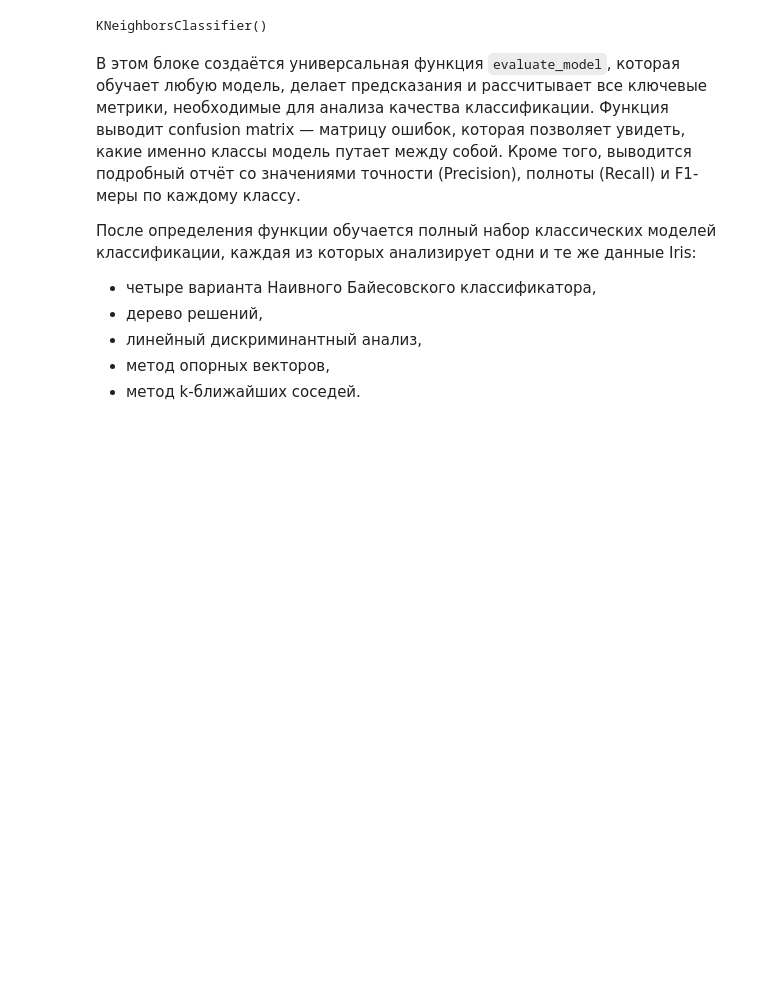
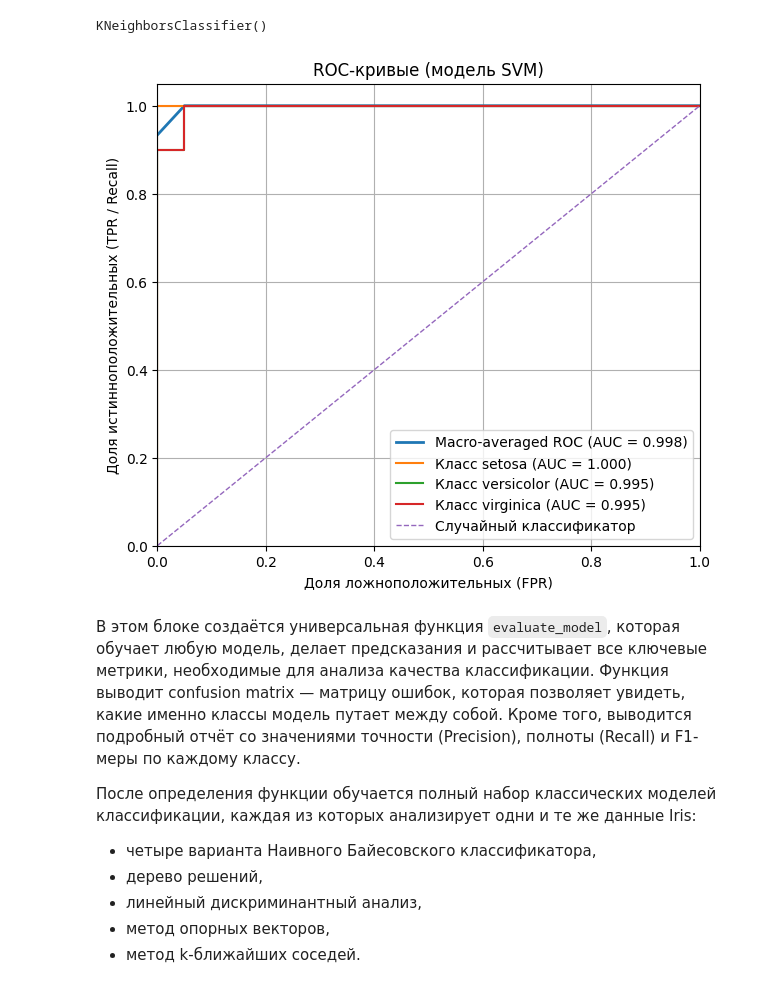
Before and after one commit to Kira-Lobunko/Laba_Iris, a Jupyter notebook: Laba 3 artem.ipynb, the cells around one changed output. Cells and saved outputs as stored; diff of their text form; code cells hidden in the pictures; blank space fills up the shorter version.

```diff
--- a/Laba 3 artem.ipynb
+++ b/Laba 3 artem.ipynb
@@ -297,6 +299,70 @@ Classification report:
    macro avg       0.94      0.93      0.93        30
 weighted avg       0.94      0.93      0.93        30
 KNeighborsClassifier()
+# %%
+# ROC-кривые для SVM (мультиклассовый случай, схема one-vs-rest)
+
+# Количество классов
+n_classes = len(label_encoder.classes_)
+
+# Бинаризуем истинные метки (one-hot)
+y_test_bin = to_categorical(y_test, num_classes=n_classes)
+
+# Получаем вероятности классов от SVM
+y_score = svm_clf.predict_proba(X_test_scaled)
+
+# Словари для FPR, TPR и AUC по каждому классу
+fpr = {}
+tpr = {}
+roc_auc = {}
+
+for i in range(n_classes):
+    fpr[i], tpr[i], _ = roc_curve(y_test_bin[:, i], y_score[:, i])
+    roc_auc[i] = auc(fpr[i], tpr[i])
+
+# Строим macro-average ROC-кривую (средняя по всем классам)
+all_fpr = np.unique(np.concatenate([fpr[i] for i in range(n_classes)]))
+
+mean_tpr = np.zeros_like(all_fpr)
+for i in range(n_classes):
+    mean_tpr += np.interp(all_fpr, fpr[i], tpr[i])
+
+mean_tpr /= n_classes
+roc_auc["macro"] = auc(all_fpr, mean_tpr)
+
+# Рисуем график
+plt.figure(figsize=(7, 6))
+
+# Macro-average ROC
+plt.plot(
+    all_fpr,
+    mean_tpr,
+    label=f"Macro-averaged ROC (AUC = {roc_auc['macro']:.3f})",
+    linewidth=2
+)
+
+# ROC-кривые для каждого класса
+for i in range(n_classes):
+    plt.plot(
+        fpr[i],
+        tpr[i],
+        linewidth=1.5,
+        label=f"Класс {label_encoder.classes_[i]} (AUC = {roc_auc[i]:.3f})"
+    )
+
+# Линия случайного классификатора
+plt.plot([0, 1], [0, 1], linestyle="--", linewidth=1, label="Случайный классификатор")
+
+plt.xlim([0.0, 1.0])
+plt.ylim([0.0, 1.05])
+plt.xlabel("Доля ложноположительных (FPR)")
+plt.ylabel("Доля истинноположительных (TPR / Recall)")
+plt.title("ROC-кривые (модель SVM)")
+plt.legend(loc="lower right")
+plt.grid(True)
+plt.show()
+# %% [output]
+[figure, added]
 # %% [markdown]
 В этом блоке создаётся универсальная функция `evaluate_model`, которая обучает любую модель, делает предсказания и рассчитывает все ключевые метрики, необходимые для анализа качества классификации. Функция выводит confusion matrix — матрицу ошибок, которая позволяет увидеть, какие именно классы модель путает между собой. Кроме того, выводится подробный отчёт со значениями точности (Precision), полноты (Recall) и F1-меры по каждому классу.
 
```
Also changed, not shown: parts of 2 cells of this notebook, 1 other file.
